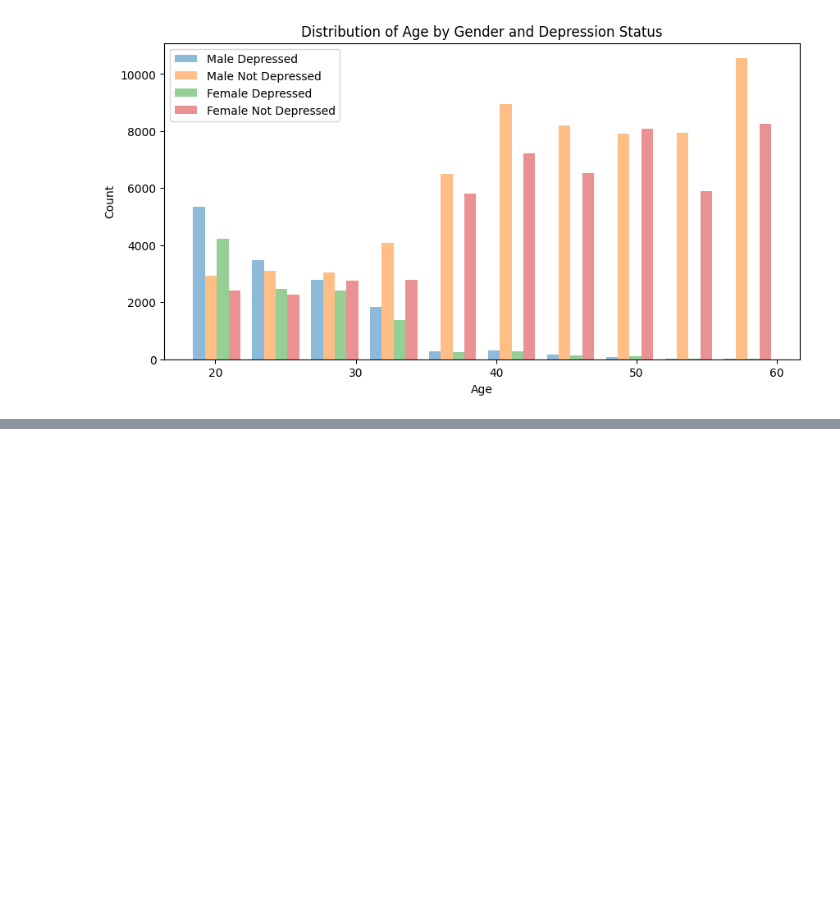
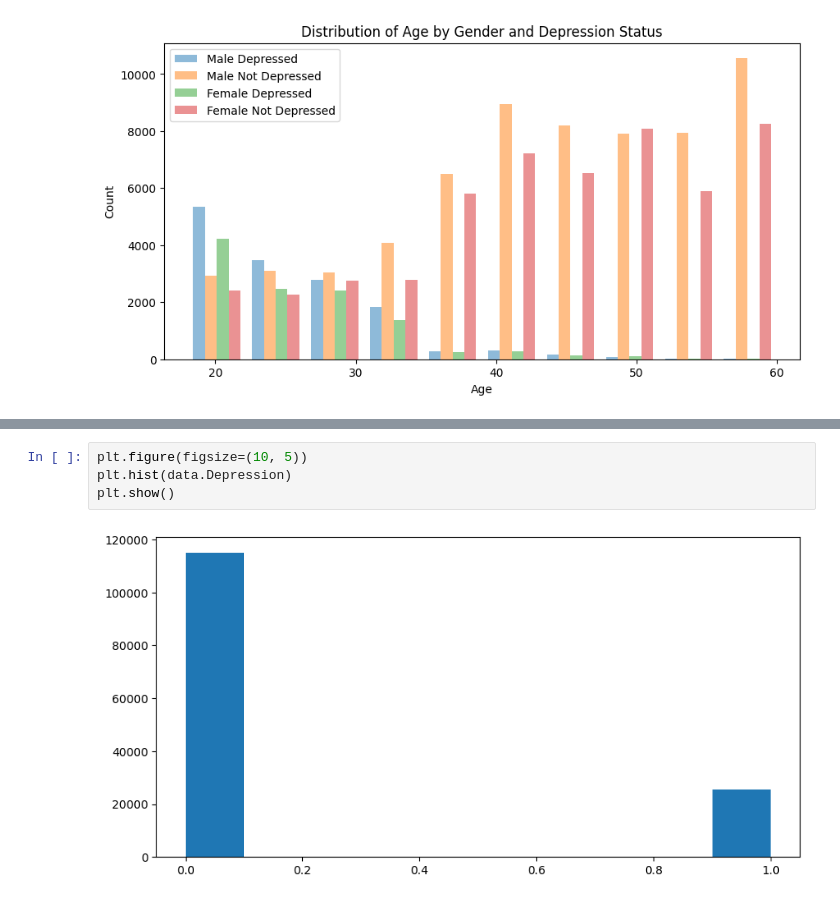
Before and after one commit to karlustav/data_project, a Jupyter notebook: init_data_exploration.ipynb, the cells around one changed output, grey strips where cells are left out. Cells and saved outputs as stored; diff of their text form; blank space fills up the shorter version.

```diff
--- a/init_data_exploration.ipynb
+++ b/init_data_exploration.ipynb
@@ -215,0 +215,6 @@ plt.show()
+# %%
+plt.figure(figsize=(10, 5))
+plt.hist(data.Depression)
+plt.show()
+# %% [output]
+[figure, added]
```
Also changed, not shown: parts of 2 cells of this notebook, 1 other file.
